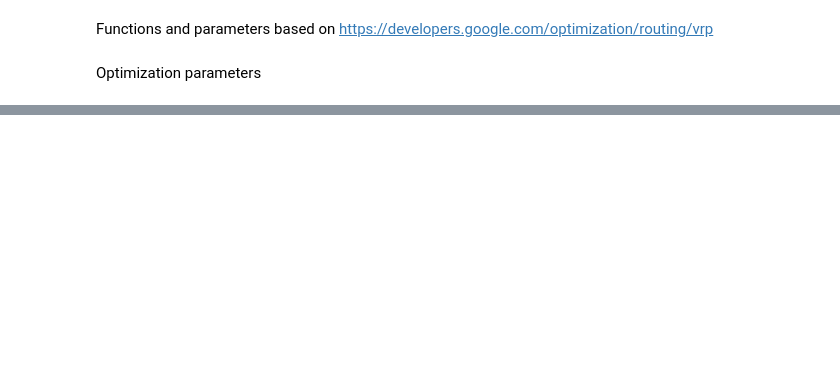
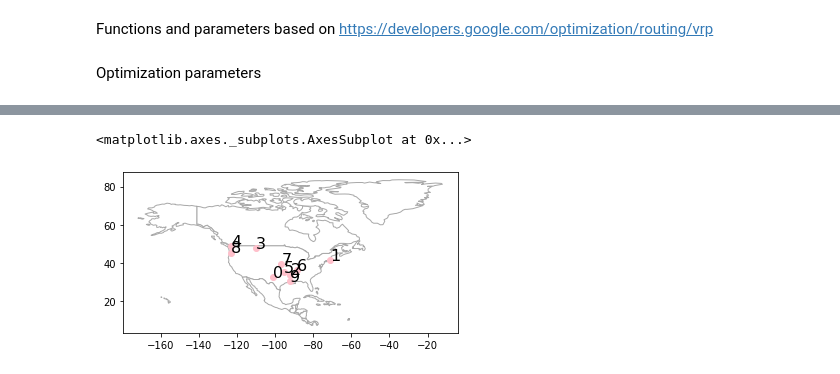
Before and after one commit to berdaniera/experiments, a Jupyter notebook: Airports.ipynb, the cells around one changed output, grey strips where cells are left out. Saved outputs shown, nothing was run; the diff lists cells and outputs as text; code cells hidden in the pictures; blank space fills up the shorter version.

```diff
--- a/Airports.ipynb
+++ b/Airports.ipynb
@@ -171,0 +168,12 @@ Maximum of the route distances: 5408m
+# %%
+# plot the map again
+gdf = gpd.GeoDataFrame(random_air,
+                       geometry=gpd.points_from_xy(random_air.longitude_deg, random_air.latitude_deg))
+
+ax = world[world.continent == 'North America'].plot(color='white', edgecolor='darkgrey')
+for x, y, label in zip(random_air.longitude_deg, random_air.latitude_deg, random_air.nid):
+    ax.annotate(label, xy=(x, y), xytext=(0, 0), fontsize=16, textcoords="offset points")
+gdf.plot(ax=ax, color='pink')
+# %% [output]
+<matplotlib.axes._subplots.AxesSubplot at 0x...>
+[figure, added]
```
Also changed, not shown: parts of 6 cells of this notebook.
